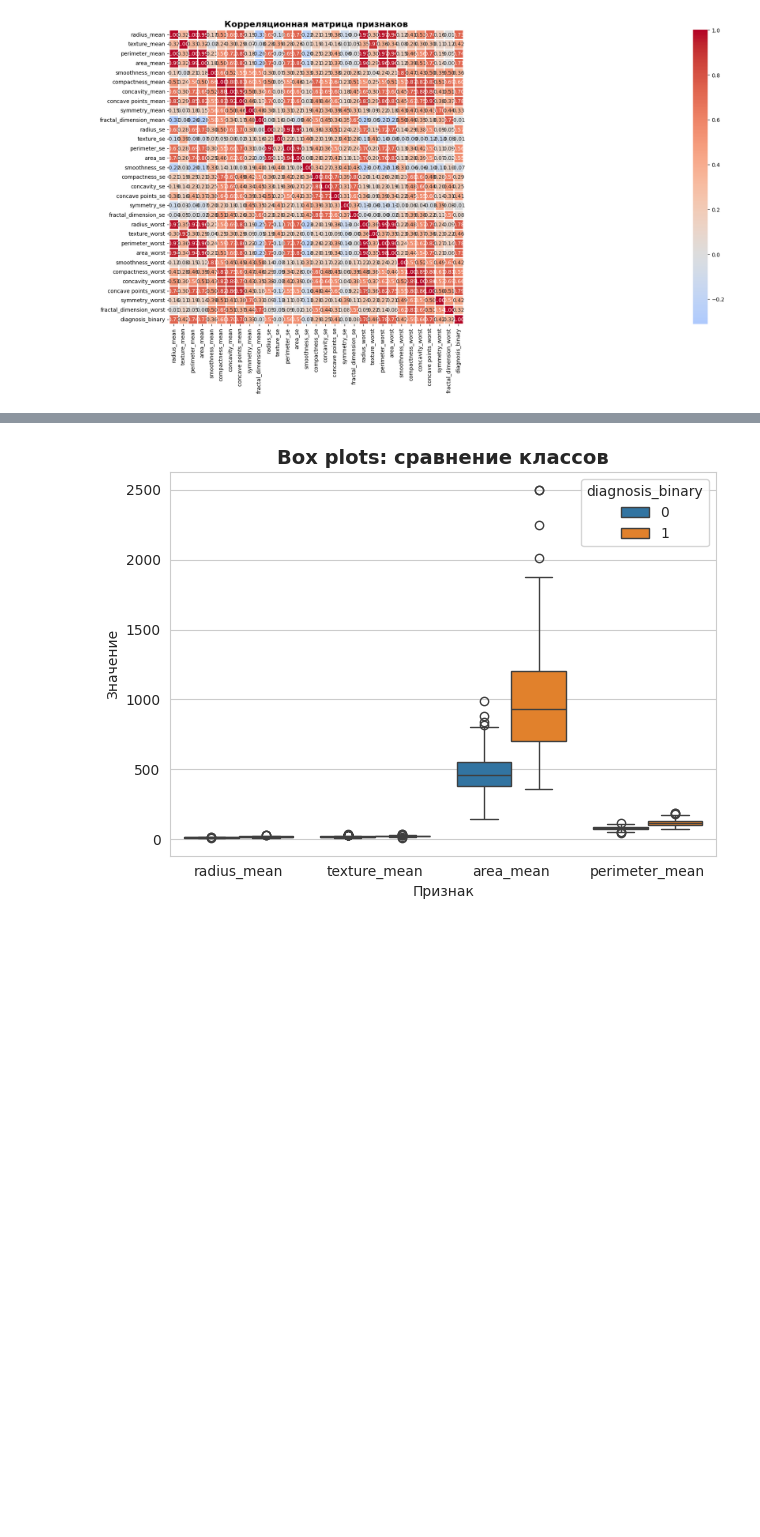
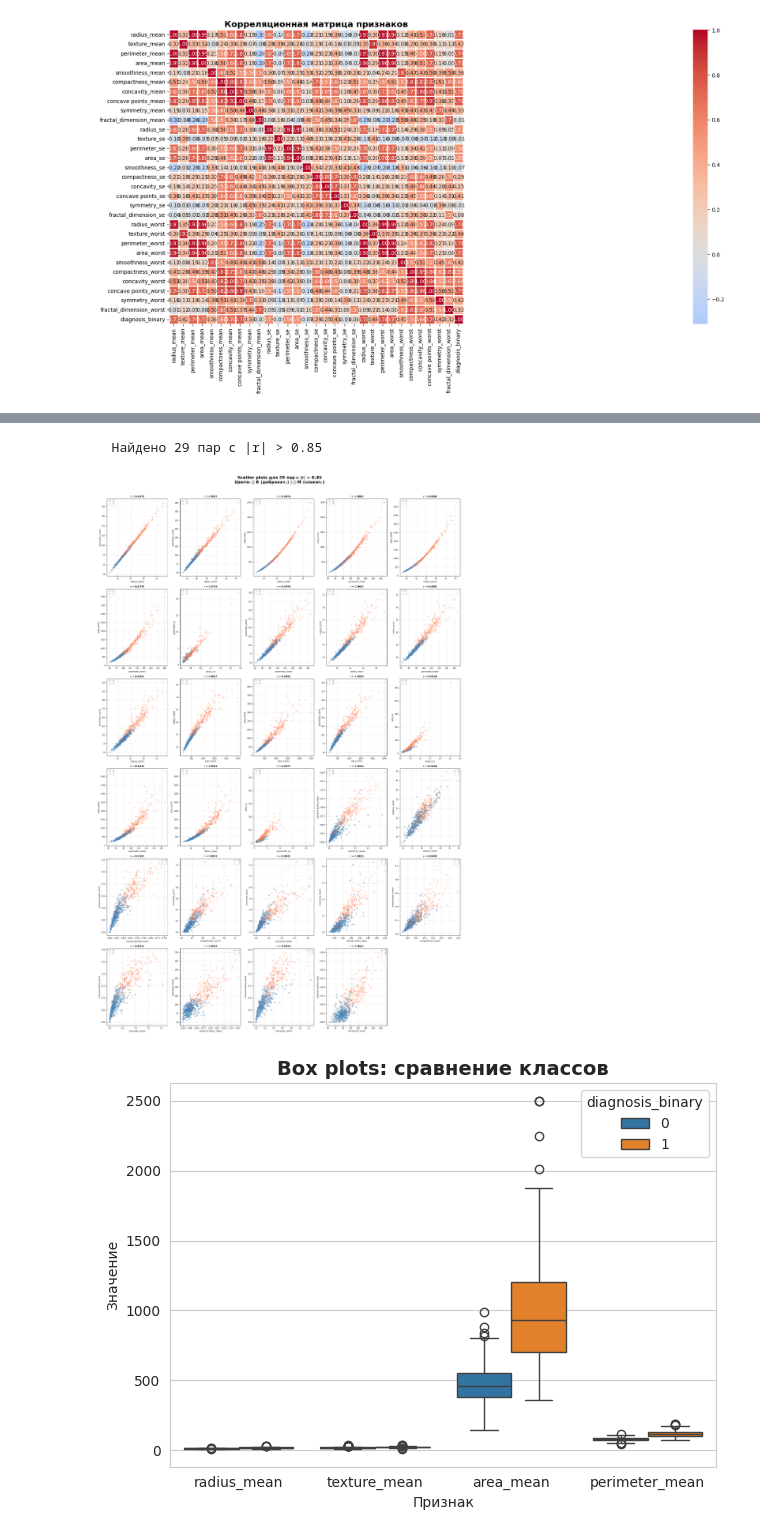
Before and after one commit to Ma-rCh/ML-Basic, a Jupyter notebook: homework_09/homework_09.ipynb, the cells around one changed output, grey strips where cells are left out. Saved outputs shown, nothing was run; the diff lists cells and outputs as text; code cells hidden in the pictures; blank space fills up the shorter version.

```diff
--- a/homework_09/homework_09.ipynb
+++ b/homework_09/homework_09.ipynb
@@ -240,3 +228,64 @@ plt.show()
+# %%
+
+
+high_corr_pairs = []
+for i in range(len(correlation_matrix.columns)):
+    for j in range(i+1, len(correlation_matrix.columns)):
+        corr_val = correlation_matrix.iloc[i, j]
+        if abs(corr_val) > 0.85:
+            high_corr_pairs.append({
+                'feature1': correlation_matrix.columns[i],
+                'feature2': correlation_matrix.columns[j],
+                'correlation': corr_val
+            })
+
+# Сортируем по убыванию |r|
+high_corr_pairs_sorted = sorted(high_corr_pairs,
+                                key=lambda x: abs(x['correlation']),
+                                reverse=True)
+
+print(f"  Найдено {len(high_corr_pairs_sorted)} пар с |r| > 0.85\n")
+#print((high_corr_pairs_sorted))
+n_pairs = len(high_corr_pairs_sorted)
+n_cols = 5
+n_rows = (n_pairs + n_cols - 1) // n_cols
+
+fig, axes = plt.subplots(n_rows, n_cols, figsize=(20, n_rows * 5))
+axes = axes.flatten()
+
+for idx, pair in enumerate(high_corr_pairs_sorted):
+    ax = axes[idx]
+    f1, f2, corr = pair['feature1'], pair['feature2'], pair['correlation']
+
+    # Scatter plot с раскраской по диагнозу
+    for diagnosis, color, marker, alpha in [
+        (0, 'steelblue', 'o', 0.5),
+        (1, 'coral', '^', 0.5)
+    ]:
+        mask = df_clean['diagnosis_binary'] == diagnosis
+        ax.scatter(df_clean.loc[mask, f1], df_clean.loc[mask, f2],
+                  c=color, marker=marker, alpha=alpha, s=30,
+                  edgecolors='none', label=diagnosis)
+
+
+
+    ax.set_xlabel(f1, fontsize=8)
+    ax.set_ylabel(f2, fontsize=8)
+    ax.set_title(f'r = {corr:.4f}', fontsize=9, fontweight='bold')
+    ax.legend(fontsize=6, loc='best')
+    ax.grid(True, alpha=0.3)
+    ax.tick_params(labelsize=7)
+    plt.suptitle(f'Scatter plots для {n_pairs} пар с |r| > 0.85\nЦвета: 🔵 B (доброкач.) | 🔴 M (злокач.)',
+                fontsize=16, fontweight='bold', y=1.01)
+
+for idx in range(n_pairs, len(axes)):
+    axes[idx].axis('off')
+
+plt.tight_layout()
+plt.show()
+# %% [output]
+  Найдено 29 пар с |r| > 0.85
+[figure, added]
 # %%
 #Box plots для сравнения классов
 df_melted = df_clean.melt(id_vars=['diagnosis_binary'],
```
Also changed, not shown: parts of 6 cells of this notebook.
